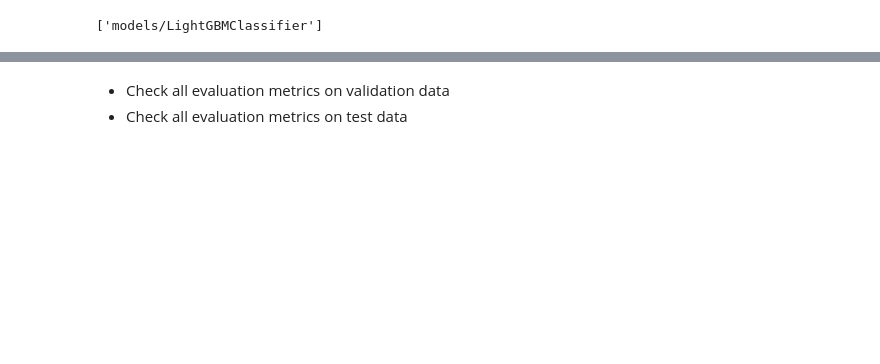
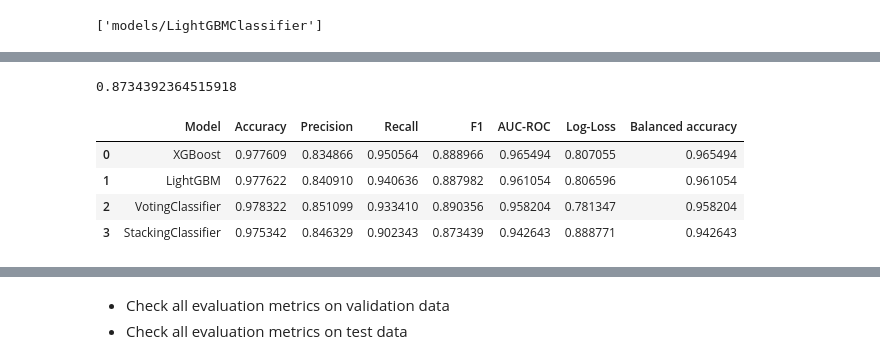
Before and after one commit to S84v/gst-analytics-hackathon, a Jupyter notebook: main.ipynb, the cells around one changed output, grey strips where cells are left out. Cells and saved outputs as stored; diff of their text form; code cells hidden in the pictures; blank space fills up the shorter version.

```diff
--- a/main.ipynb
+++ b/main.ipynb
@@ -1313,6 +1325,0 @@ joblib.dump(stack_clf, 'models/StackingClassifier')
-# %%
-vote_clf = VotingClassifier(estimators = estimator_list,
-                            voting = 'soft')
-
-vote_clf.fit(x_train_scaled, y_train_ravel)
-vote_clf_pred = vote_clf.predict(x_val_scaled)
@@ -1320,0 +1326,5 @@ vote_clf_pred = vote_clf.predict(x_val_scaled)
+# %%
+stack_clf_pred = stack_clf.predict(x_val)
+print(metrics.f1_score(y_val_ravel, stack_clf_pred))
+# %% [output]
+0.8734392364515918
@@ -1320,0 +1460,8 @@ vote_clf_pred = vote_clf.predict(x_val_scaled)
+# %%
+model_scores_tuned
+# %% [output]
+|  | Model | Accuracy | Precision | Recall | F1 | AUC-ROC | Log-Loss | Balanced accuracy |
+| 0 | XGBoost | 0.977609 | 0.834866 | 0.950564 | 0.888966 | 0.965494 | 0.807055 | 0.965494 |
+| 1 | LightGBM | 0.977622 | 0.840910 | 0.940636 | 0.887982 | 0.961054 | 0.806596 | 0.961054 |
+| 2 | VotingClassifier | 0.978322 | 0.851099 | 0.933410 | 0.890356 | 0.958204 | 0.781347 | 0.958204 |
+| 3 | StackingClassifier | 0.975342 | 0.846329 | 0.902343 | 0.873439 | 0.942643 | 0.888771 | 0.942643 |
```
Also changed, not shown: parts of 24 cells of this notebook.
